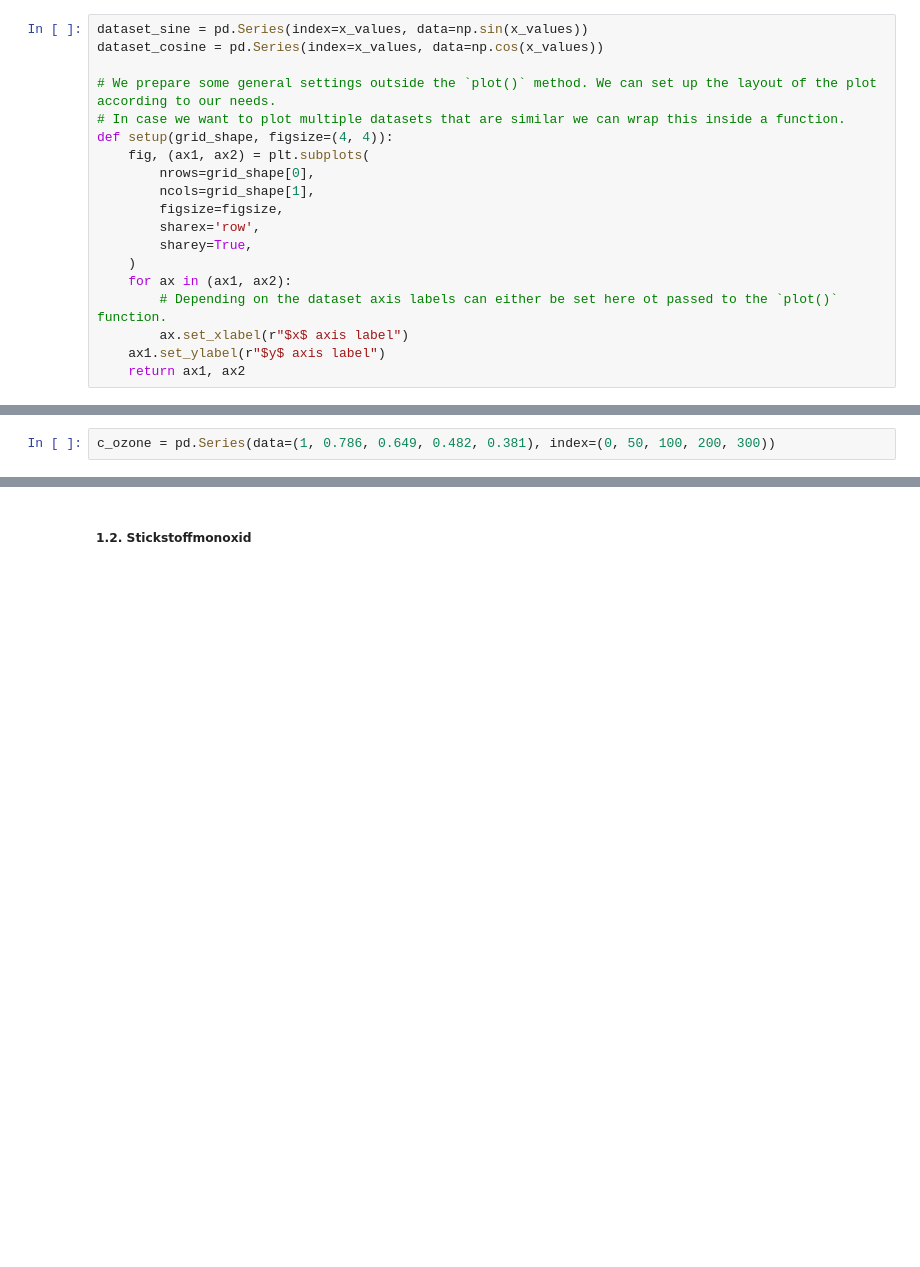
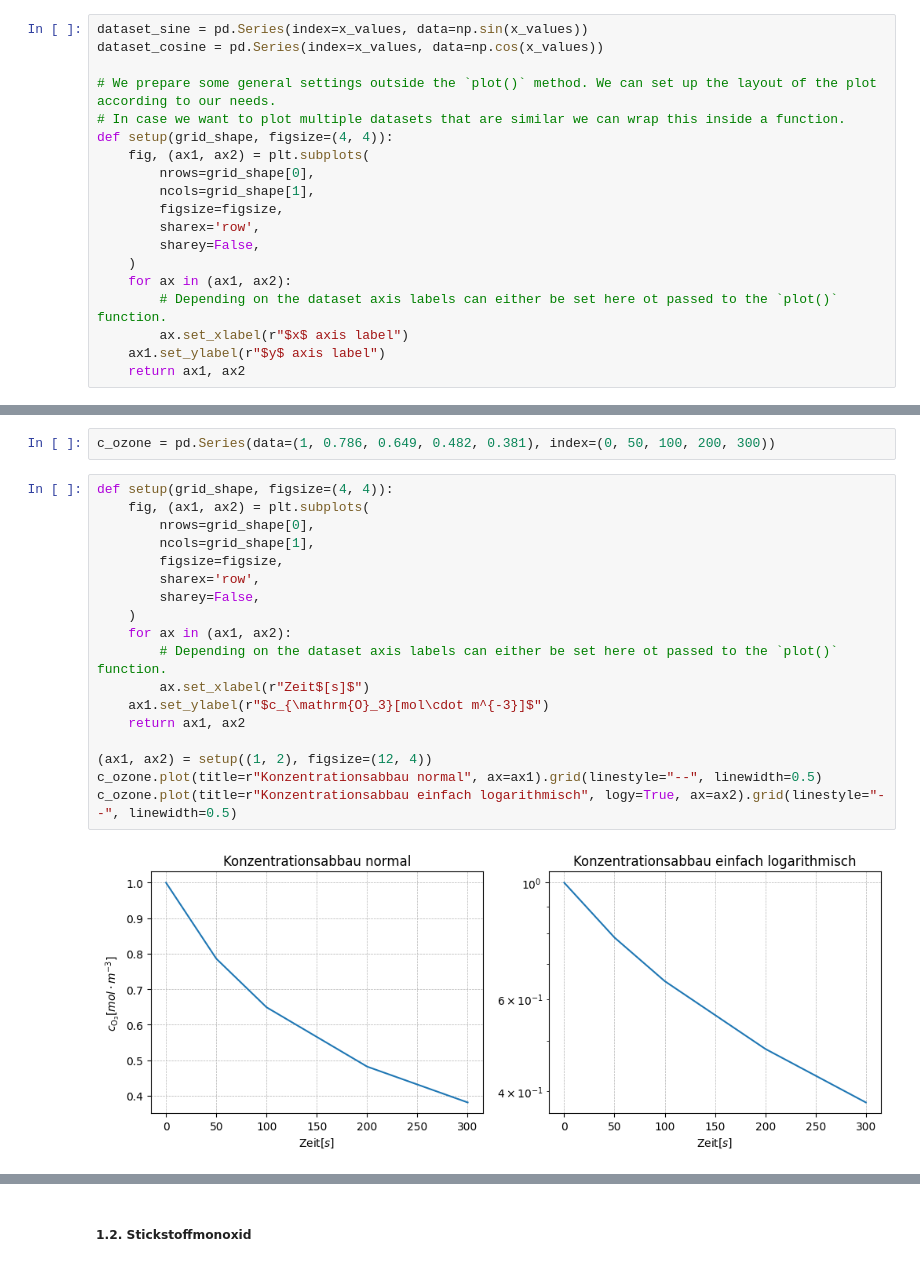
Before and after one commit to TimJoest/Datascience_2, a Jupyter notebook: MNM/Vorlesung/Pandas/2_pandasSeries_matplotlib.ipynb, the cells around one changed output, grey strips where cells are left out. Cells and saved outputs as stored; diff of their text form; blank space fills up the shorter version.

```diff
--- a/MNM/Vorlesung/Pandas/2_pandasSeries_matplotlib.ipynb
+++ b/MNM/Vorlesung/Pandas/2_pandasSeries_matplotlib.ipynb
@@ -1374,7 +1394,7 @@ def setup(grid_shape, figsize=(4, 4)):
         ncols=grid_shape[1],
         figsize=figsize,
         sharex='row',
-        sharey=True,
+        sharey=False,
     )
     for ax in (ax1, ax2):
         # Depending on the dataset axis labels can either be set here ot passed to the `plot()` function.
@@ -1508,3 +1527,23 @@ Sie erhalten Daten für die Konzentration zweier gasförmiger Chemikalien (Einhe
 ##### 1.1. Ozon
 # %%
 c_ozone = pd.Series(data=(1, 0.786, 0.649, 0.482, 0.381), index=(0, 50, 100, 200, 300))
+# %%
+def setup(grid_shape, figsize=(4, 4)):
+    fig, (ax1, ax2) = plt.subplots(
+        nrows=grid_shape[0],
+        ncols=grid_shape[1],
+        figsize=figsize,
+        sharex='row',
+        sharey=False,
+    )
+    for ax in (ax1, ax2):
+        # Depending on the dataset axis labels can either be set here ot passed to the `plot()` function.
+        ax.set_xlabel(r"Zeit$[s]$")
+    ax1.set_ylabel(r"$c_{\mathrm{O}_3}[mol\cdot m^{-3}]$")
+    return ax1, ax2
+
+(ax1, ax2) = setup((1, 2), figsize=(12, 4))
+c_ozone.plot(title=r"Konzentrationsabbau normal", ax=ax1).grid(linestyle="--", linewidth=0.5)
+c_ozone.plot(title=r"Konzentrationsabbau einfach logarithmisch", logy=True, ax=ax2).grid(linestyle="--", linewidth=0.5)
+# %% [output]
+[figure, added]
```
Also changed, not shown: parts of 9 cells of this notebook, 1 other file.
